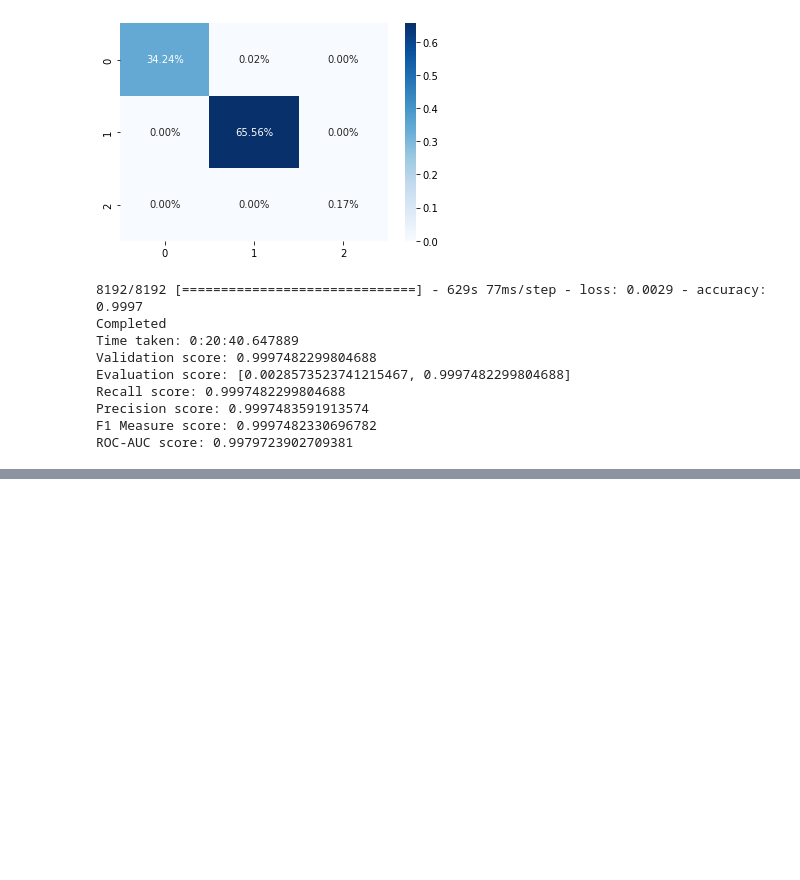
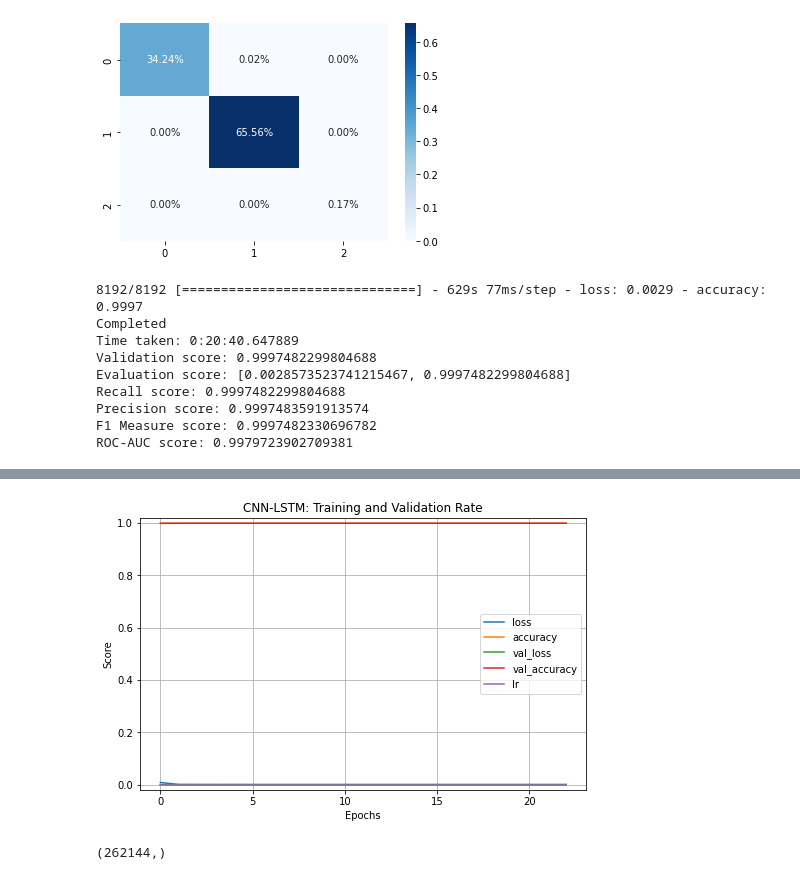
Before and after one commit to vanlalruata/DCNNBiLSTM-An-Efficient-Hybrid-Deep-Learning-Based-Intrusion-Detection-System, a Jupyter notebook: IDS-CIC-IDS-2018.ipynb, the cells around one changed output, grey strips where cells are left out. Drawn from its saved outputs; the diff is of its cells as text; code cells hidden in the pictures; blank space fills up the shorter version.

```diff
--- a/IDS-CIC-IDS-2018.ipynb
+++ b/IDS-CIC-IDS-2018.ipynb
@@ -1142,0 +1145,26 @@ ROC-AUC score: 0.9979723902709381
+# %%
+from keras.layers import Dense, Dropout, Activation, Embedding, Flatten
+from keras.layers import LSTM, GRU, Bidirectional, BatchNormalization, Convolution1D, MaxPooling1D, Reshape
+
+#Bidirectional CNN-LSTM
+batch_size = 32
+model = Sequential()
+model.add(Convolution1D(64, kernel_size=76, padding="same",activation="relu",input_shape=(76, 1)))
+#model.add(MaxPooling1D(pool_length=(5)))
+model.add(BatchNormalization())
+model.add(Bidirectional(LSTM(64, return_sequences=False)))
+model.add(Reshape((128, 1), input_shape = (128, )))
+
+#model.add(MaxPooling1D(pool_length=(5)))
+model.add(BatchNormalization())
+model.add(Bidirectional(LSTM(128, return_sequences=False)))
+
+model.add(Dropout(0.5))
+model.add(Dense(3))
+model.add(Activation('softmax'))
+
+model.summary()
+
+#optimizer
+opt = keras.optimizers.Adam(learning_rate=0.0001)
+model.compile(loss='categorical_crossentropy',optimizer=opt, metrics=['accuracy'])
@@ -1142,0 +1242,10 @@ ROC-AUC score: 0.9979723902709381
+# %%
+pd.DataFrame(history.history).plot(figsize=(8,5))
+plt.grid(True)
+plt.gca().set_ylim(-0.02,1.02)
+plt.title('CNN-LSTM: Training and Validation Rate')
+plt.xlabel('Epochs')
+plt.ylabel('Score')
+plt.show()
+# %% [output]
+[figure, added]
@@ -1142,0 +1256,5 @@ ROC-AUC score: 0.9979723902709381
+# %%
+pred.shape
+y_test.shape
+# %% [output]
+(262144,)
```
Also changed, not shown: parts of 12 cells of this notebook.
